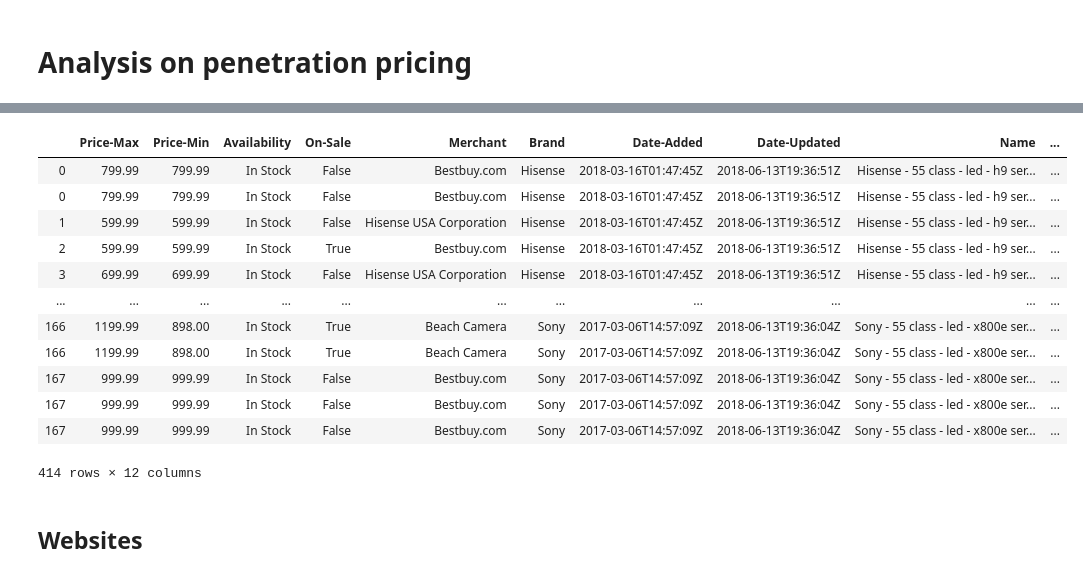
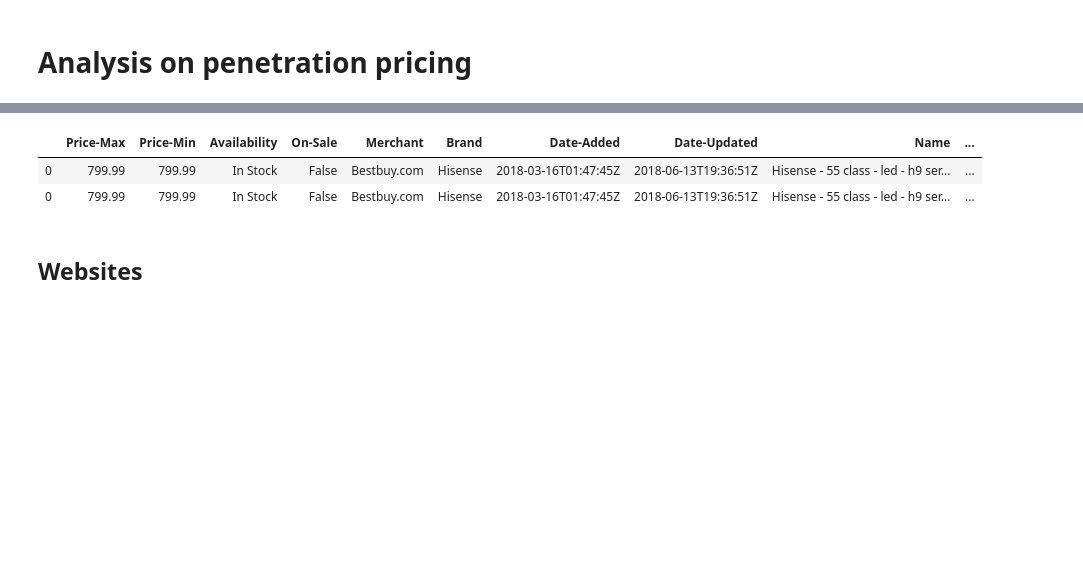
Before and after one commit to sitathomas/NYCDSA_Hackathon_720, a Jupyter notebook: Penetration pricing.ipynb, the cells around one changed output, grey strips where cells are left out. Saved outputs shown, nothing was run; the diff lists cells and outputs as text; code cells hidden in the pictures; blank space fills up the shorter version.

```diff
--- a/Penetration pricing.ipynb
+++ b/Penetration pricing.ipynb
@@ -24,21 +33,11 @@ df = df.drop('Date-Seen', axis=1).join(
 
 df['Date-Seen'] = pd.to_datetime(df['Date-Seen'])
 # %%
-df
+df.head(2)
 # %% [output]
 |  | Price-Max | Price-Min | Availability | On-Sale | Merchant | Brand | Date-Added | Date-Updated | Name | ... |
 | 0 | 799.99 | 799.99 | In Stock | False | Bestbuy.com | Hisense | 2018-03-16T01:47:45Z | 2018-06-13T19:36:51Z | Hisense - 55 class - led - h9 ser... | ... |
 | 0 | 799.99 | 799.99 | In Stock | False | Bestbuy.com | Hisense | 2018-03-16T01:47:45Z | 2018-06-13T19:36:51Z | Hisense - 55 class - led - h9 ser... | ... |
-| 1 | 599.99 | 599.99 | In Stock | False | Hisense USA Corporation | Hisense | 2018-03-16T01:47:45Z | 2018-06-13T19:36:51Z | Hisense - 55 class - led - h9 ser... | ... |
-| 2 | 599.99 | 599.99 | In Stock | True | Bestbuy.com | Hisense | 2018-03-16T01:47:45Z | 2018-06-13T19:36:51Z | Hisense - 55 class - led - h9 ser... | ... |
-| 3 | 699.99 | 699.99 | In Stock | False | Hisense USA Corporation | Hisense | 2018-03-16T01:47:45Z | 2018-06-13T19:36:51Z | Hisense - 55 class - led - h9 ser... | ... |
-| ... | ... | ... | ... | ... | ... | ... | ... | ... | ... | ... |
-| 166 | 1199.99 | 898.00 | In Stock | True | Beach Camera | Sony | 2017-03-06T14:57:09Z | 2018-06-13T19:36:04Z | Sony - 55 class - led - x800e ser... | ... |
-| 166 | 1199.99 | 898.00 | In Stock | True | Beach Camera | Sony | 2017-03-06T14:57:09Z | 2018-06-13T19:36:04Z | Sony - 55 class - led - x800e ser... | ... |
-| 167 | 999.99 | 999.99 | In Stock | False | Bestbuy.com | Sony | 2017-03-06T14:57:09Z | 2018-06-13T19:36:04Z | Sony - 55 class - led - x800e ser... | ... |
-| 167 | 999.99 | 999.99 | In Stock | False | Bestbuy.com | Sony | 2017-03-06T14:57:09Z | 2018-06-13T19:36:04Z | Sony - 55 class - led - x800e ser... | ... |
-| 167 | 999.99 | 999.99 | In Stock | False | Bestbuy.com | Sony | 2017-03-06T14:57:09Z | 2018-06-13T19:36:04Z | Sony - 55 class - led - x800e ser... | ... |
-414 rows × 12 columns
 # %% [markdown]
 ## Websites
 # %%
```
Also changed, not shown: parts of 8 cells of this notebook.
